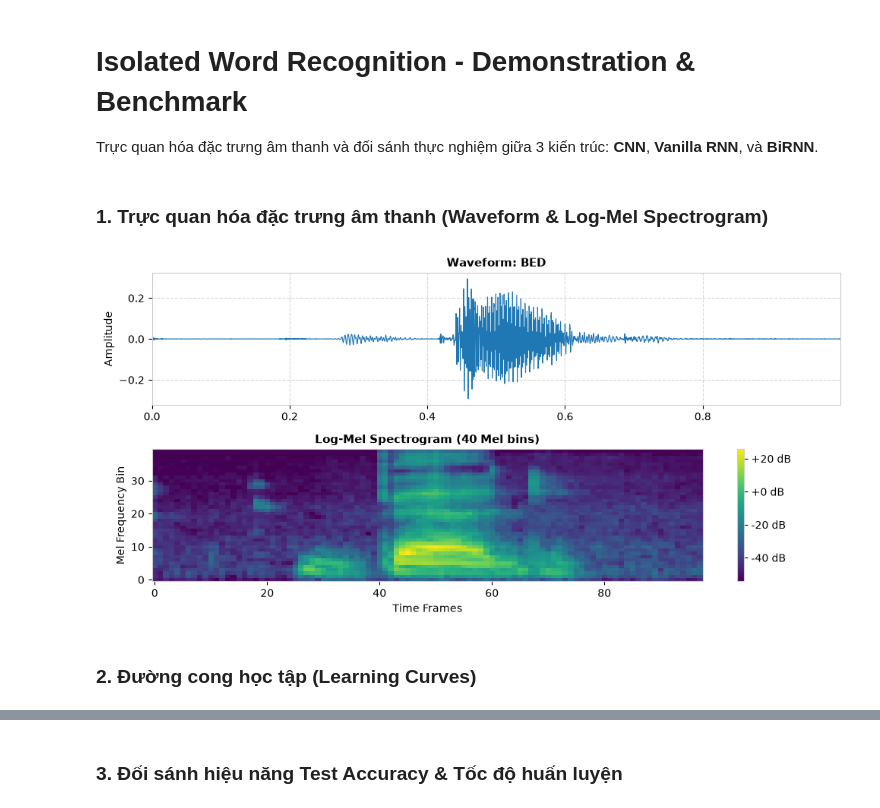
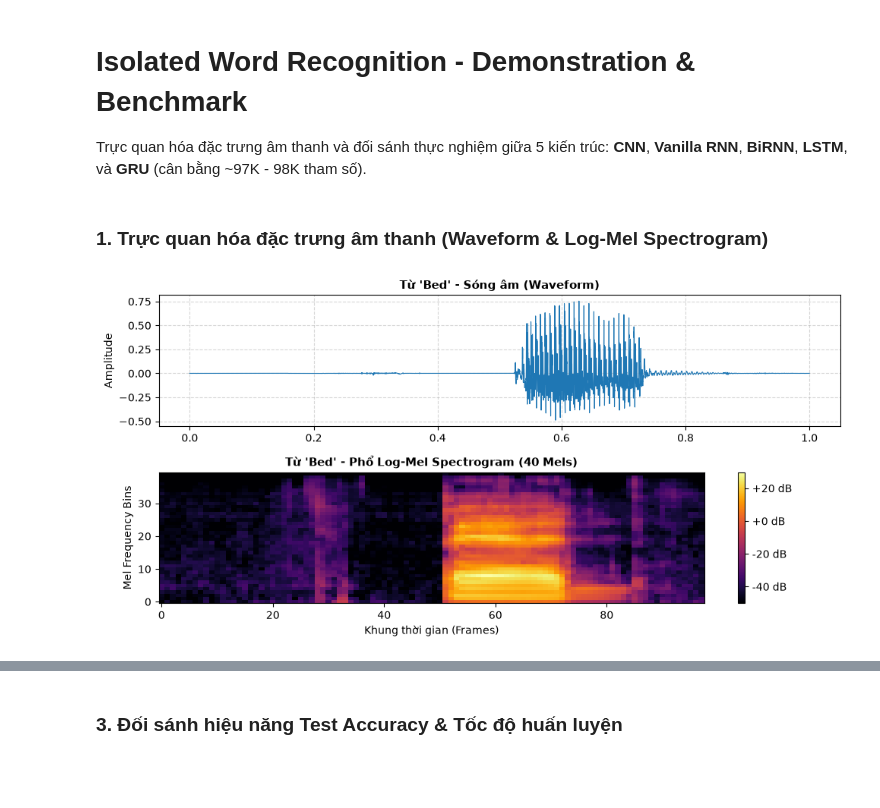
Before and after one commit to nntson2007/isolated-word-recognition, a Jupyter notebook: notebook.ipynb, the cells around one changed output, grey strips where cells are left out. Drawn from its saved outputs; the diff is of its cells as text; code cells hidden in the pictures; blank space fills up the shorter version.

```diff
--- a/notebook.ipynb
+++ b/notebook.ipynb
@@ -1,6 +1,6 @@
 # %% [markdown]
 # Isolated Word Recognition - Demonstration & Benchmark
-Trực quan hóa đặc trưng âm thanh và đối sánh thực nghiệm giữa 3 kiến trúc: **CNN**, **Vanilla RNN**, và **BiRNN**.
+Trực quan hóa đặc trưng âm thanh và đối sánh thực nghiệm giữa 5 kiến trúc: **CNN**, **Vanilla RNN**, **BiRNN**, **LSTM**, và **GRU** (cân bằng ~97K - 98K tham số).
 # %%
 from pathlib import Path
 import matplotlib.pyplot as plt
@@ -15,44 +15,41 @@ Path("assets").mkdir(exist_ok=True)
 # %% [markdown]
 ### 1. Trực quan hóa đặc trưng âm thanh (Waveform & Log-Mel Spectrogram)
 # %%
-def plot_audio_features(audio_path: str, extractor=None, title: str = "Audio Analysis"):
+def plot_audio_and_spectrogram(audio_path: str, extractor_cls=LogMelExtractor, title: str = "Waveform & Spectrogram"):
     path = Path(audio_path)
-    if path.is_dir():
-        path = next(path.glob("*.wav"))
-    if extractor is None:
-        extractor = LogMelExtractor()
+    if not path.is_file():
+        wav_files = list(path.glob("*.wav")) if path.is_dir() else []
+        if not wav_files:
+            print(f"Không tìm thấy file .wav tại '{audio_path}'.")
+            return
+        path = wav_files[0]
 
     data, sr = sf.read(str(path), dtype="float32")
-    waveform = torch.from_numpy(data).unsqueeze(0)
-    if waveform.dim() > 2:
+    waveform = torch.from_numpy(data).unsqueeze(0) if data.ndim == 1 else torch.from_numpy(data.T)
+    if waveform.shape[0] > 1:
         waveform = waveform.mean(dim=0, keepdim=True)
 
+    extractor = extractor_cls(sample_rate=sr)
     with torch.no_grad():
-        mel_spec = extractor(waveform).squeeze(0).cpu().numpy()
+        mel_spec = extractor(waveform).squeeze(0).numpy()
 
-    fig, axes = plt.subplots(2, 1, figsize=(10, 5), sharex=False)
+    fig, (ax1, ax2) = plt.subplots(2, 1, figsize=(10, 5), sharex=False)
+    time_axis = np.linspace(0, len(data) / sr, num=len(data))
+    ax1.plot(time_axis, data, color="#1f77b4", linewidth=0.8)
+    ax1.set_title(f"{title} - Sóng âm (Waveform)", fontsize=11, fontweight="bold")
+    ax1.set_ylabel("Amplitude")
+    ax1.grid(True, linestyle="--", alpha=0.5)
 
-    # Waveform
-    t = [i / sr for i in range(len(data))]
-    axes[0].plot(t, data, color="#1f77b4", linewidth=0.8)
-    axes[0].set_title(f"Waveform: {title}", fontsize=11, fontweight="bold")
-    axes[0].set_ylabel("Amplitude")
-    axes[0].set_xlim([0, t[-1]])
-    axes[0].grid(True, linestyle="--", alpha=0.5)
-
-    # Log-Mel Spectrogram
-    im = axes[1].imshow(mel_spec, aspect="auto", origin="lower", cmap="viridis")
-    axes[1].set_title("Log-Mel Spectrogram (40 Mel bins)", fontsize=11, fontweight="bold")
-    axes[1].set_xlabel("Time Frames")
-    axes[1].set_ylabel("Mel Frequency Bin")
-    fig.colorbar(im, ax=axes[1], format="%+2.0f dB")
+    im = ax2.imshow(mel_spec, origin="lower", aspect="auto", cmap="inferno")
+    ax2.set_title(f"{title} - Phổ Log-Mel Spectrogram (40 Mels)", fontsize=11, fontweight="bold")
+    ax2.set_xlabel("Khung thời gian (Frames)")
+    ax2.set_ylabel("Mel Frequency Bins")
+    fig.colorbar(im, ax=ax2, format="%+2.0f dB")
 
     plt.tight_layout()
+    plt.savefig("assets/audio_features.png", dpi=300)
     plt.show()
 
-# Trực quan hóa mẫu từ "bed"
-plot_audio_features("data/bed/0a7c2a8d_nohash_0.wav", title="BED")
+plot_audio_and_spectrogram("data/bed", extractor_cls=LogMelExtractor, title="Từ 'Bed'")
 # %% [output]
-[figure, old version]
+[figure, new version]
-# %% [markdown]
-### 2. Đường cong học tập (Learning Curves)
```
Also changed, not shown: parts of 5 cells of this notebook, 15 other files.
